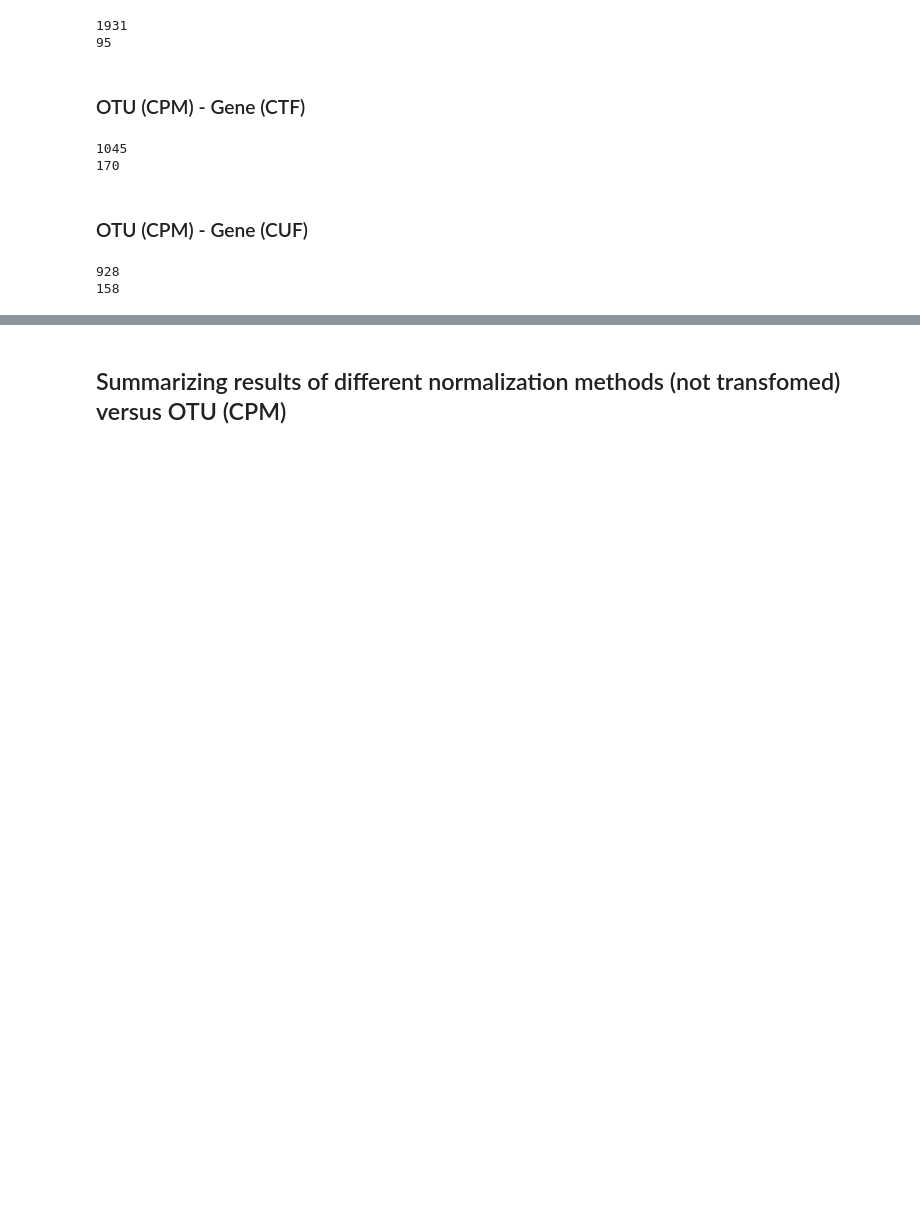
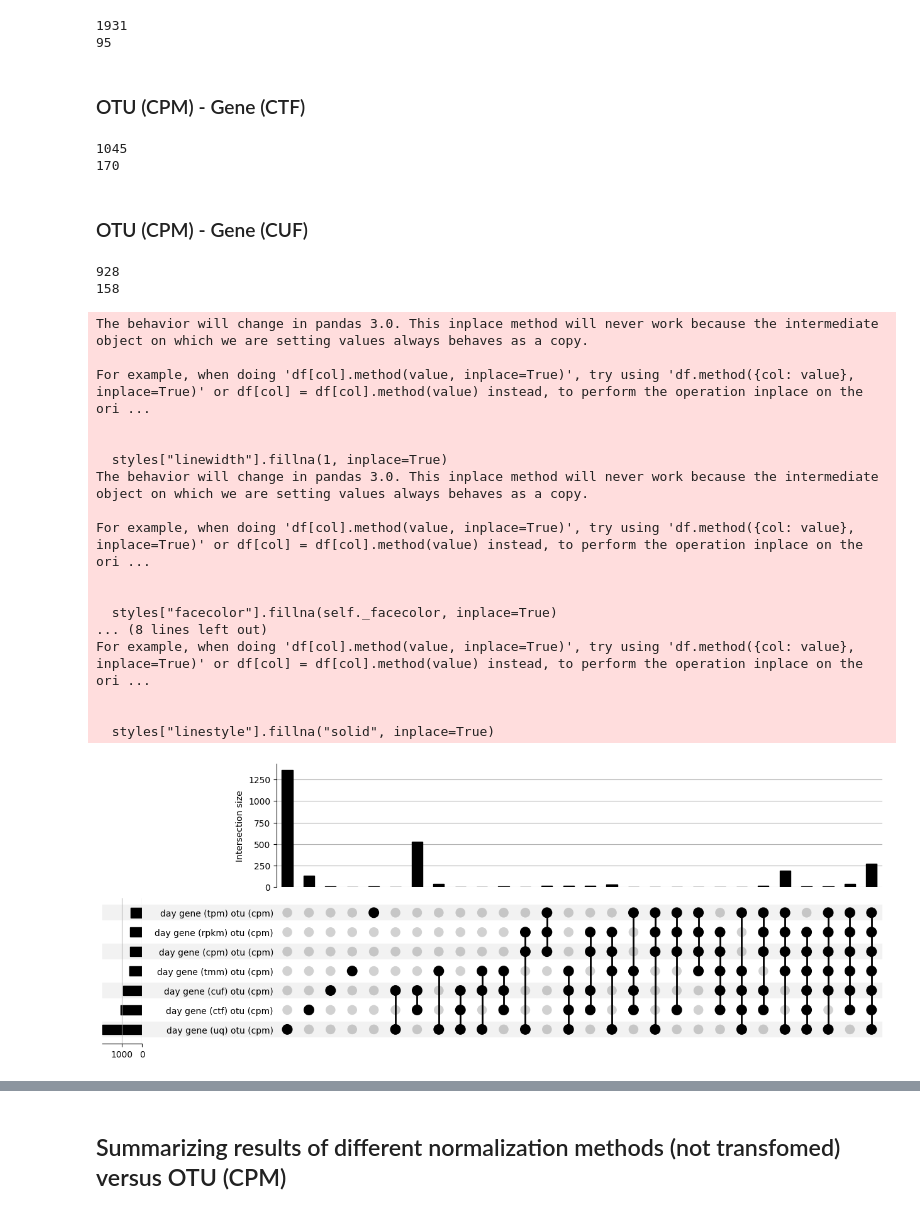
Before and after one commit to SantosRAC/maize_microbiome_transcriptomics, a Jupyter notebook: correlations_rnaseq_metataxonomics/correlations_rnaseq_otus.ipynb, the cells around one changed output, grey strips where cells are left out. Saved outputs shown, nothing was run; the diff lists cells and outputs as text; code cells hidden in the pictures; blank space fills up the shorter version.

```diff
--- a/correlations_rnaseq_metataxonomics/correlations_rnaseq_otus.ipynb
+++ b/correlations_rnaseq_metataxonomics/correlations_rnaseq_otus.ipynb
@@ -1113,17 +1136,52 @@ import upsetplot
 
 from upsetplot import from_contents
 # %%
+k1 = [(k[0], k[1]) for k in pairs_day_genecpm_otucpm]
+k2 = [(k[0], k[1]) for k in pairs_day_genetpm_otucpm]
+k3 = [(k[0], k[1]) for k in pairs_day_genetmm_otucpm]
+k4 = [(k[0], k[1]) for k in pairs_day_generpkm_otucpm]
+k5 = [(k[0], k[1]) for k in pairs_day_geneuq_otucpm]
+k6 = [(k[0], k[1]) for k in pairs_day_genectf_otucpm]
+k7 = [(k[0], k[1]) for k in pairs_day_genecuf_otucpm]
+
 correlations_day = from_contents(
-    {"day gene (cpm) otu (cpm)": pairs_day_genecpm_otucpm,
-    "day gene (tpm) otu (cpm)": pairs_day_genetpm_otucpm,
-    "day gene (tmm) otu (cpm)": pairs_day_genetmm_otucpm,
-    "day gene (rpkm) otu (cpm)": pairs_day_generpkm_otucpm,
-    "day gene (uq) otu (cpm)": pairs_day_geneuq_otucpm,
-    "day gene (ctf) otu (cpm)": pairs_day_genectf_otucpm,
-    "day gene (cuf) otu (cpm)": pairs_day_genecuf_otucpm}
+    {"day gene (cpm) otu (cpm)": k1,
+    "day gene (tpm) otu (cpm)": k2,
+    "day gene (tmm) otu (cpm)": k3,
+    "day gene (rpkm) otu (cpm)": k4,
+    "day gene (uq) otu (cpm)": k5,
+    "day gene (ctf) otu (cpm)": k6,
+    "day gene (cuf) otu (cpm)": k7}
 )
+
+otucpm_severalgeneexpmethods_day = set(k1).intersection(set(k2),
+                                             set(k3),
+                                             set(k4),
+                                             set(k5),
+                                             set(k6),
+                                             set(k7))
+
 
 from upsetplot import UpSet
 
 ax_dict = UpSet(correlations_day, subset_size="count").plot()
+# %% [output]
+The behavior will change in pandas 3.0. This inplace method will never work because the intermediate object on which we are setting values always behaves as a copy.
+
+For example, when doing 'df[col].method(value, inplace=True)', try using 'df.method({col: value}, inplace=True)' or df[col] = df[col].method(value) instead, to perform the operation inplace on the ori ...
+
+
+  styles["linewidth"].fillna(1, inplace=True)
+The behavior will change in pandas 3.0. This inplace method will never work because the intermediate object on which we are setting values always behaves as a copy.
+
+For example, when doing 'df[col].method(value, inplace=True)', try using 'df.method({col: value}, inplace=True)' or df[col] = df[col].method(value) instead, to perform the operation inplace on the ori ...
+
+
+  styles["facecolor"].fillna(self._facecolor, inplace=True)
+... (8 lines left out)
+For example, when doing 'df[col].method(value, inplace=True)', try using 'df.method({col: value}, inplace=True)' or df[col] = df[col].method(value) instead, to perform the operation inplace on the ori ...
+
+
+  styles["linestyle"].fillna("solid", inplace=True)
+[figure, added]
 # %%
```
Also changed, not shown: parts of 19 cells of this notebook.
